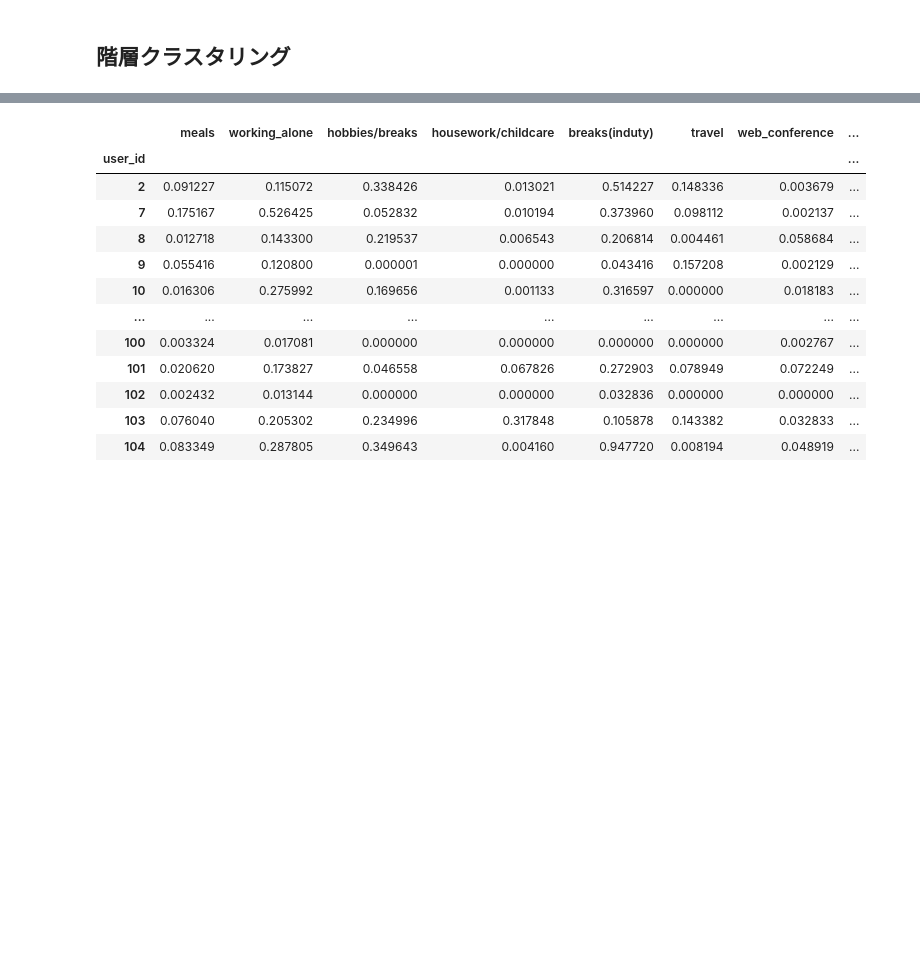
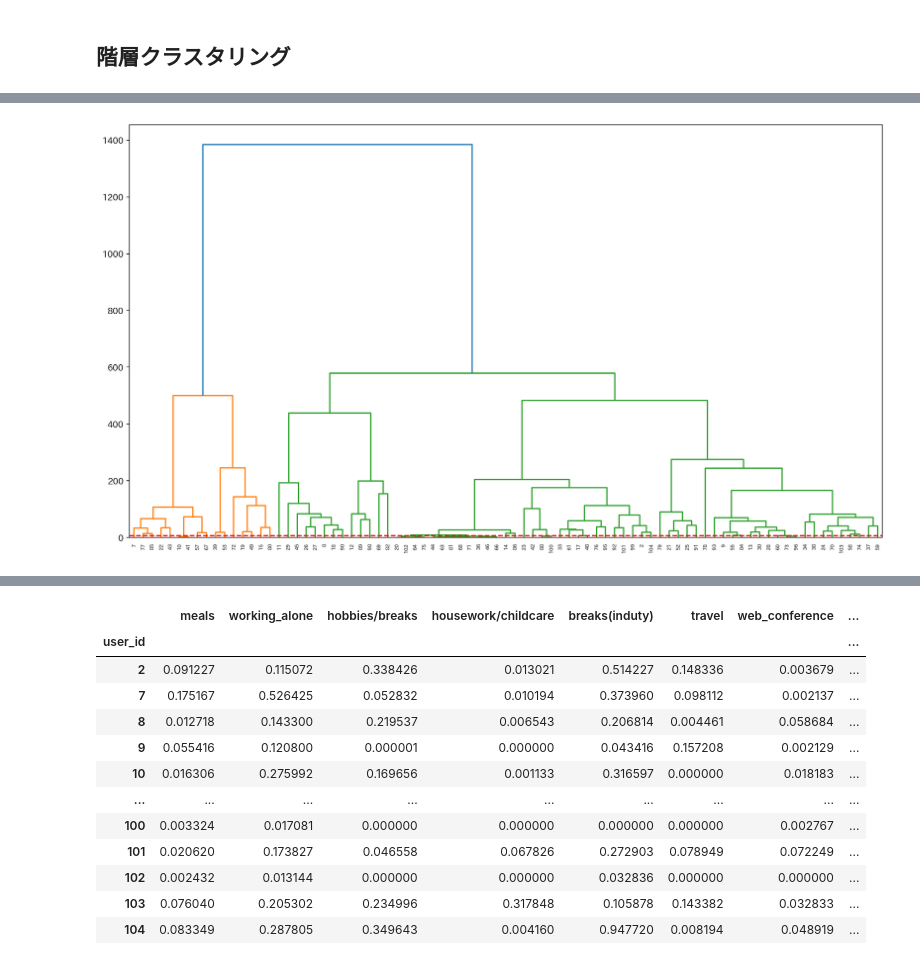
Before and after one commit to yusukennn/research_mental_prediction, a Jupyter notebook: code/analyse/clustering.ipynb, the cells around one changed output, grey strips where cells are left out. Drawn from its saved outputs; the diff is of its cells as text; code cells hidden in the pictures; blank space fills up the shorter version.

```diff
--- a/code/analyse/clustering.ipynb
+++ b/code/analyse/clustering.ipynb
@@ -178,0 +222,82 @@ import japanize_matplotlib
+# %%
+from scipy.cluster.hierarchy import dendrogram, linkage
+from scipy.cluster.hierarchy import linkage, dendrogram, fcluster
+layered_cluster_all = cluster_data[[ 'user_id',
+# 'meals','working_alone', 'hobbies/breaks', 'housework/childcare', 'breaks(induty)', 'travel', 'web_conference', 'other', 'non_work','facettoface_meetings', 'collaborative_work', 'telephone(conference)',
+# 'manager_and_operator','manager','collaborators','operator/paticipants',
+# 'management_tasks','non_standardized_tasks','sales_tasks','office_tasks','field_tasks','development_tasks','planning_tasks','noncore_tasks','standardized_tasks','core_tasks','manager_tasks',
+
+# 'field','home(other)','home(placeforwork)','home(living)','workspace_outside','workplace','store/outside','workplace_outside_office',
+
+# 'neither','extremely_uncomfortable','uncomfortable','very_comfortable','comfortable',
+
+'alone','with_others(colleagues_and)','with_others(nointeraction)','with_others(colleagues)','with_others(family)',
+'positive_score_x','depressive_score_x', 'anxious_score_x']].groupby('user_id').mean()
+# 階層型クラスタリングの実施
+# ウォード法 x ユークリッド距離
+linkage_result = linkage(layered_cluster_all, method='ward', metric='euclidean')
+
+# クラスター分けするしきい値を決める
+threshold = 0.7 * np.max(linkage_result[:, 2])
+# 階層型クラスタリングの可視化
+plt.figure(num=None, figsize=(16, 9), dpi=200, facecolor='w', edgecolor='k')
+dendrogram(linkage_result, labels=layered_cluster_all.index, color_threshold=threshold)
+plt.axhline(7, linestyle='--', color='r')
+plt.show()
+
+# クラスタリング結果の値を取得
+clustered = fcluster(linkage_result, threshold, criterion='distance')
+# クラスタリング結果を確認
+print(clustered)
+
+# テーブル全体を正規化
+def minmax_norm(df):
+    return (df - df.min()) / (df.max() - df.min())
+layered_cluster_all = minmax_norm(layered_cluster_all)
+
+# 階層クラスター分析の結果をDataFrame化
+_class = pd.DataFrame({'class':clustered}, index= layered_cluster_all.index)
+_class.head()
+
+# 元データと分析結果を結合
+layered_cluster_all_class = pd.concat([layered_cluster_all, _class] ,axis=1)
+print(layered_cluster_all_class.head())
+
+# 各セグメントの顧客数を確認
+layered_cluster_all_class.groupby('class').size()
+
+# セグメントごとにすべての商品カテゴリの平均値を算出
+cluster_stats = np.round(layered_cluster_all_class.groupby('class', as_index=False).mean() ,2)
+cluster_stats.head()
+
+# グラフ描画のために、縦長のデータ形式に変換
+mat_melt = pd.melt(cluster_stats, id_vars='class', var_name='Category',value_name='Rate')
+mat_melt.head()
+
+# セグメントの特徴をグラフにする
+fig = plt.figure(figsize =(35,8))
+ax1 = fig.add_subplot(1, 5, 1)
+sns.barplot(x='Category', y='Rate', data=mat_melt[mat_melt['class'] == 1], ax=ax1)
+plt.title('Class' + '1')
+plt.xticks(rotation=90)
+plt.ylim(0, 1)
+
+ax2 = fig.add_subplot(1, 5, 2)
+sns.barplot(x='Category', y='Rate', data=mat_melt[mat_melt['class'] == 2], ax=ax2)
+plt.title('Class' + '2')
+plt.xticks(rotation=90)
+plt.ylim(0, 1)
+
+# ax2 = fig.add_subplot(1, 5, 3)
+# sns.barplot(x='Category', y='Rate', data=mat_melt[mat_melt['class'] == 3], ax=ax2)
+# plt.title('Class' + '3')
+# plt.xticks(rotation=90)
+# plt.ylim(0, 1)
+
+# ax2 = fig.add_subplot(1, 5, 4)
+# sns.barplot(x='Category', y='Rate', data=mat_melt[mat_melt['class'] == 4], ax=ax2)
+# plt.title('Class' + '4')
+# plt.xticks(rotation=90)
+# plt.ylim(0, 1)
+# %% [output]
+[figure, added]
```
Also changed, not shown: parts of 12 cells of this notebook.
